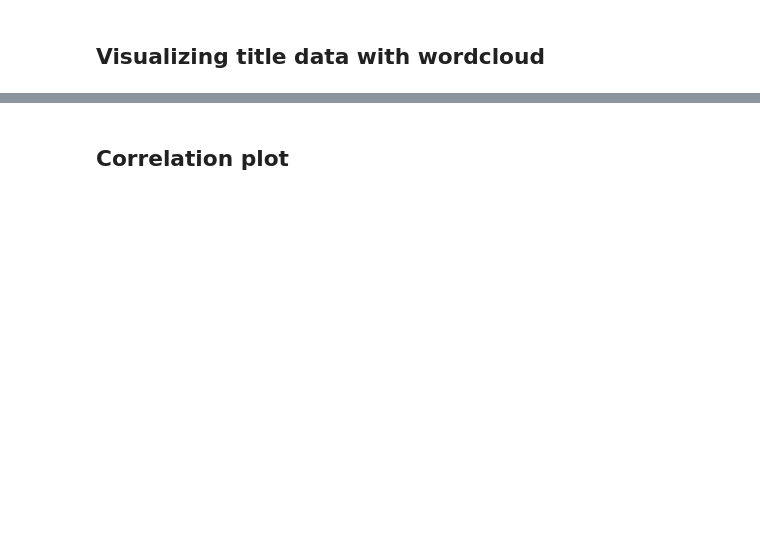
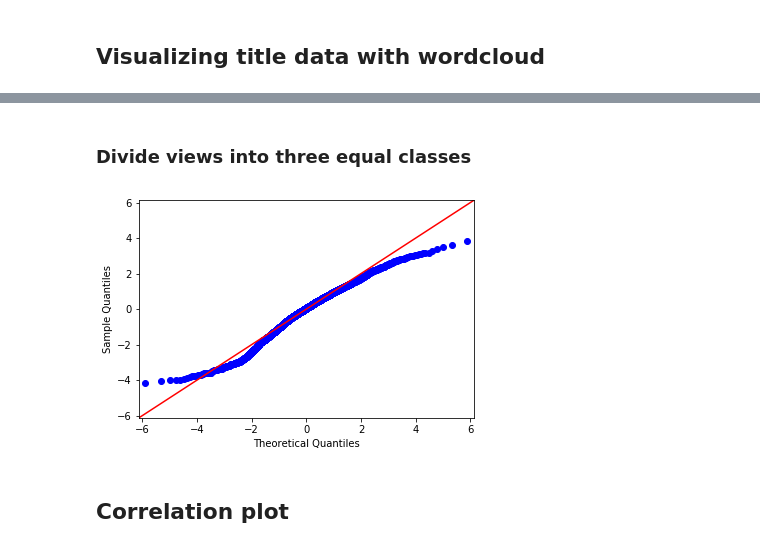
Before and after one commit to Tann10/YouTube, a Jupyter notebook: data-mining/EDA.ipynb, the cells around one changed output, grey strips where cells are left out. Drawn from its saved outputs; the diff is of its cells as text; code cells hidden in the pictures; blank space fills up the shorter version.

```diff
--- a/data-mining/EDA.ipynb
+++ b/data-mining/EDA.ipynb
@@ -482,0 +512,8 @@ classes_changed
+# %% [markdown]
+### Divide views into three equal classes
+# %%
+import statsmodels.api as sm
+fig = sm.qqplot(processed_df['views_log'], stats.t, fit=True, line='45')
+plt.show()
+# %% [output]
+[figure, added]
```
Also changed, not shown: parts of 24 cells of this notebook.
